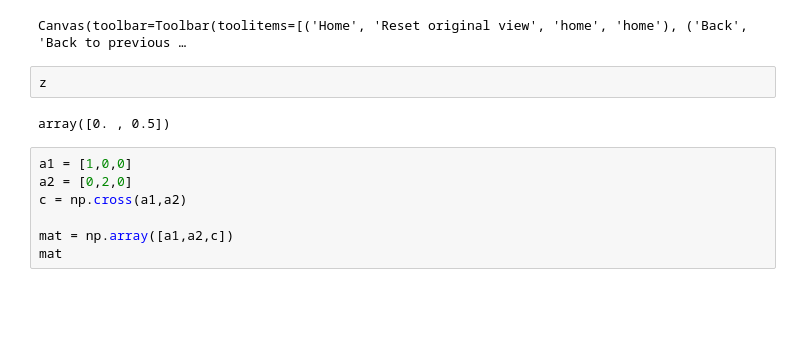
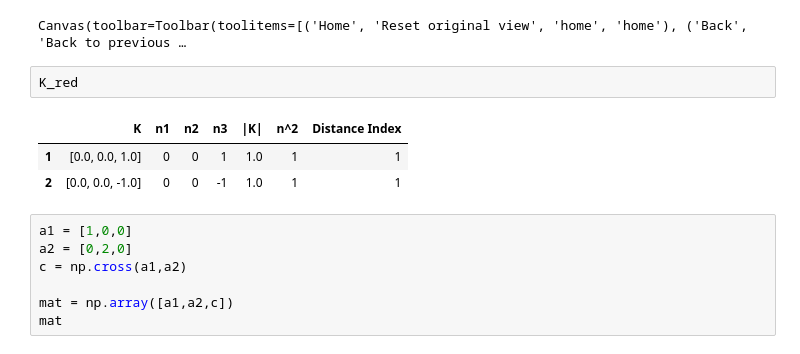
Before and after one commit to wileyds/geometric-constructions, a Jupyter notebook: Brillouin Zones.ipynb, the cells around one changed output. Cells and saved outputs as stored; diff of their text form; blank space fills up the shorter version.

```diff
--- a/Brillouin Zones.ipynb
+++ b/Brillouin Zones.ipynb
@@ -745,10 +773,12 @@ for face in BZ1_faces:
         ax.plot(x,y,z,'r--')
 # %% [output]
 Canvas(toolbar=Toolbar(toolitems=[('Home', 'Reset original view', 'home', 'home'), ('Back', 'Back to previous …
-# %%
-z
-# %% [output]
-array([0. , 0.5])
+# %%
+K_red
+# %% [output]
+|  | K | n1 | n2 | n3 | |K| | n^2 | Distance Index |
+| 1 | [0.0, 0.0, 1.0] | 0 | 0 | 1 | 1.0 | 1 | 1 |
+| 2 | [0.0, 0.0, -1.0] | 0 | 0 | -1 | 1.0 | 1 | 1 |
 # %%
 a1 = [1,0,0]
 a2 = [0,2,0]
```
Also changed, not shown: parts of 2 cells of this notebook.
